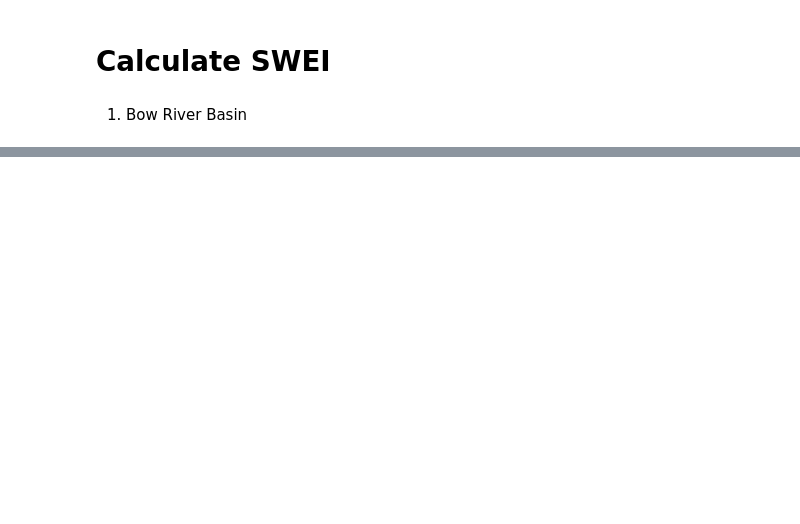
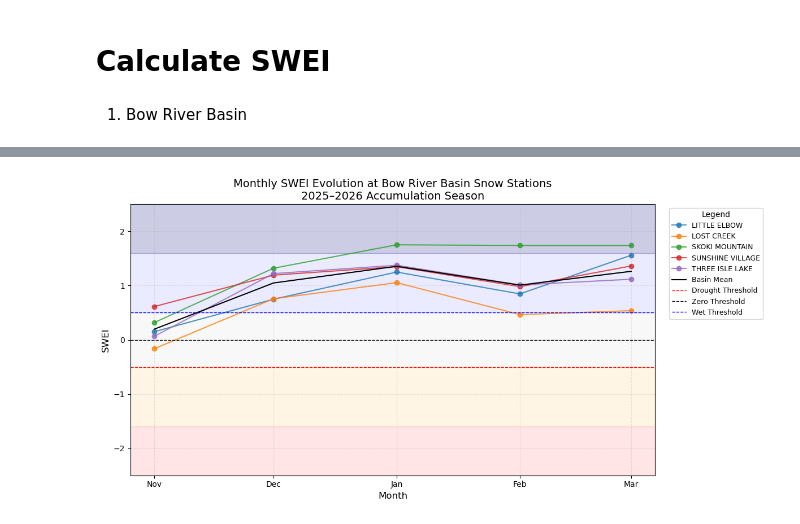
Before and after one commit to Nadiesenali/snowdroughtindex-main, a Jupyter notebook: notebooks/workflows/12_for_report.ipynb, the cells around one changed output, grey strips where cells are left out. Cells and saved outputs as stored; diff of their text form; code cells hidden in the pictures; blank space fills up the shorter version.

```diff
--- a/notebooks/workflows/12_for_report.ipynb
+++ b/notebooks/workflows/12_for_report.ipynb
@@ -843,0 +1100,8 @@ plt.show()
+# %%
+# Bow River Basin
+bow_swei_1mo = compute_swei(bow_swe_table, window_months=1)
+display(bow_swei_1mo)
+
+# Oldman River Basin
+oldman_swei_1mo = compute_swei(oldman_swe_table, window_months=1)
+display(oldman_swei_1mo)
@@ -843,0 +1135,76 @@ plt.show()
+# %%
+# plot for monthly SWEI season 2025
+filtered = bow_swei_1mo[
+    (bow_swei_1mo['Seasonal_Year'] == 2025) &
+    (bow_swei_1mo['station_name'] != 'MOUNT ODLUM III')
+].copy()
+
+basin_mean = (
+    filtered.groupby('time')['SWEI']
+    .mean()
+    .reset_index()
+)
+
+
+
+# remove  October for the report
+season_2025_Monthly = filtered[~filtered['time'].dt.month.isin([10,4])].copy()
+
+
+
+fig, ax = plt.subplots(figsize=(12,6))
+
+# --- plot station lines (lighter) ---
+for station_name_gapfilled, group in season_2025_Monthly.groupby('station_name'):
+    ax.plot(group['time'], group['SWEI'],
+            marker='o', linewidth=1.5, alpha=0.8,
+            label=station_name_gapfilled)
+
+
+# --- optional basin mean ---
+basin_mean = season_2025_Monthly.groupby('time')['SWEI'].mean()
+ax.plot(basin_mean.index, basin_mean.values,
+        color='black', linewidth=1.5, linestyle='-',
+        label='Basin Mean')
+
+# --- drought/wet shading ---
+ax.axhspan(-2.5, -1.6, color='red', alpha=0.1)
+ax.axhspan(-1.6, -0.5, color='orange', alpha=0.1)
+ax.axhspan(-0.5, 0.5, color='grey', alpha=0.05)
+ax.axhspan(0.5, 1.6, color='blue', alpha=0.08)
+ax.axhspan(1.6, 2.5, color='navy', alpha=0.2)
+
+# --- key threshold lines ---
+ax.axhline(-0.5, color='red', linestyle='--', linewidth=1, label='Drought Threshold')
+ax.axhline(0, color='black', linestyle='--', linewidth=1, label='Zero Threshold')
+ax.axhline(0.5, color='blue', linestyle='--', linewidth=1, label='Wet Threshold')
+
+# --- labels ---
+ax.set_title('Monthly SWEI Evolution at Bow River Basin Snow Stations\n2025–2026 Accumulation Season',
+             fontsize=14)
+
+ax.set_xlabel('Month', fontsize=12)
+ax.set_ylabel('SWEI', fontsize=12)
+
+# --- monthly ticks ---
+ax.xaxis.set_major_locator(mdates.MonthLocator())
+ax.xaxis.set_major_formatter(mdates.DateFormatter('%b'))
+
+# --- limits ---
+ax.set_ylim(-2.5,2.5)
+
+# --- grid ---
+ax.grid(True, linestyle='--', alpha=0.3)
+
+# --- legend outside ---
+ax.legend(title='Legend',
+          bbox_to_anchor=(1.02,1),
+          loc='upper left',
+          fontsize=9)
+
+plt.tight_layout()
+save_path = config['output_plots'] / 'bow_season_2025_monthly_swei.png'
+plt.savefig(save_path, dpi=1000, bbox_inches='tight')
+plt.show()
+# %% [output]
+[figure, added]
```
Also changed, not shown: parts of 23 cells of this notebook, 2 other files.
